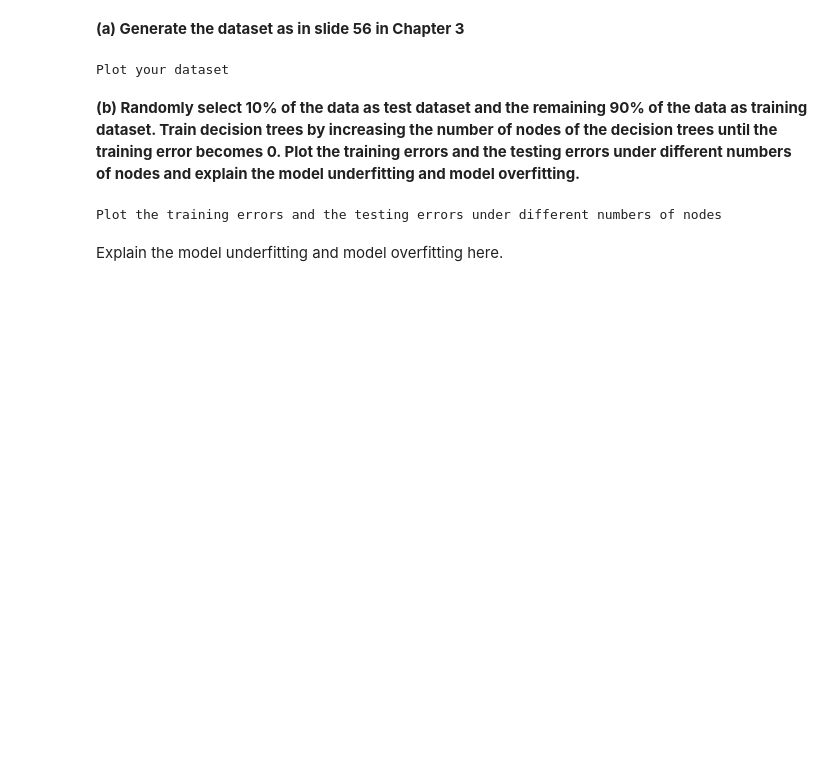
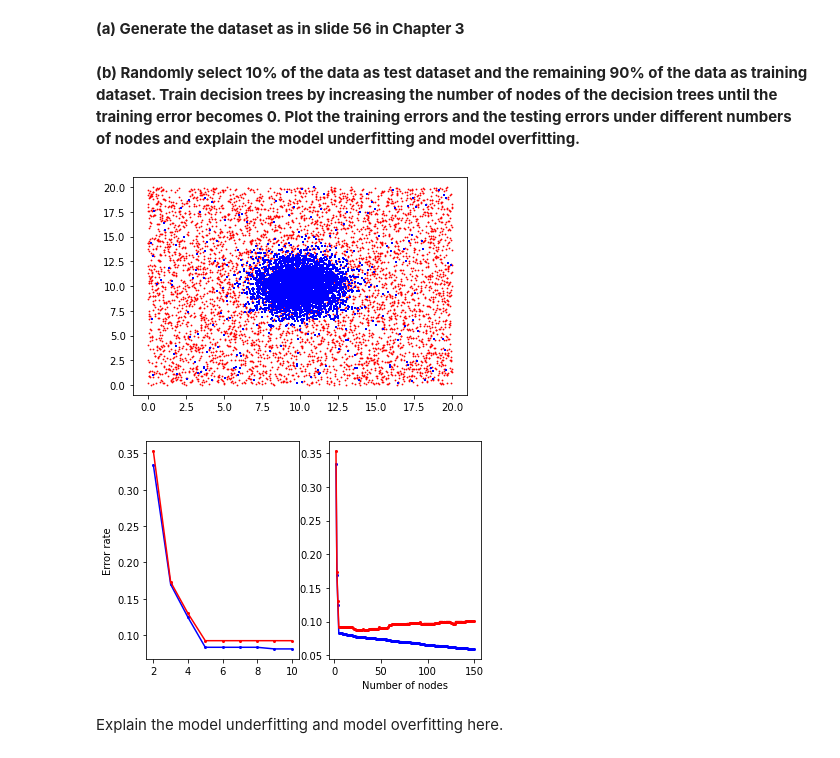
Before and after one commit to nalvarez508/cs458, a Jupyter notebook: Project 2/Project2.ipynb, the cells around one changed output. Saved outputs shown, nothing was run; the diff lists cells and outputs as text; code cells hidden in the pictures; blank space fills up the shorter version.

```diff
--- a/Project 2/Project2.ipynb
+++ b/Project 2/Project2.ipynb
@@ -78,18 +78,52 @@ Discuss how you optimize the parameters of your decision tree here.
 # **P2-2. Model Overfitting**
 # %% [markdown]
 **(a) Generate the dataset as in slide 56 in Chapter 3**
-# %%
-# Codes for P2-2(a)
-print('Plot your dataset')
-# %% [output]
-Plot your dataset
 # %% [markdown]
 **(b) Randomly select 10% of the data as test dataset and the remaining 90% of the data as training dataset. Train decision trees by increasing the number of nodes of the decision trees until the training error becomes 0. Plot the training errors and the testing errors under different numbers of nodes and explain the model underfitting and model overfitting.**
-# %%
-# Codes for P2-2(b)
-print('Plot the training errors and the testing errors under different numbers of nodes')
-# %% [output]
-Plot the training errors and the testing errors under different numbers of nodes
+# %%
+import numpy as np
+import matplotlib.pyplot as plt
+from sklearn import model_selection, tree, metrics
+
+# Generate dataset
+## 5000 instances (Gaussian)
+gaus_center = np.random.normal(loc=np.array([10,10]), scale=np.sqrt(2), size=(5000,2))
+### 200 instances (Uniform)
+gaus_noise = np.random.uniform(low=0, high=20, size=(200,2))
+c1 = np.concatenate((gaus_center, gaus_noise), axis=0)
+
+## 5200 instances (Uniform)
+c2 = np.random.uniform(low=0, high=20, size=(5200,2))
+
+plt.scatter(c2[:, 0], c2[:, 1], c='red', marker='.', s=2.5)
+plt.scatter(c1[:, 0], c1[:, 1], c='blue', marker='+', s=2.5)
+
+fig, axs = plt.subplots(1,2)
+
+c3 = np.concatenate((c1,c2), axis=0)
+c3_target = np.concatenate((np.zeros((c1.shape[0],1)), np.ones((c2.shape[0],1))), axis=0)
+X_train, X_test, y_train, y_test = model_selection.train_test_split(c3, c3_target, test_size=0.1, random_state=0, shuffle=True)
+
+TrainError = np.empty((0,2))
+TestError = np.empty((0,2))
+for nodes in range(2, 151):
+  clf = tree.DecisionTreeClassifier(max_leaf_nodes=nodes)
+  clf.fit(X_train, y_train)
+  y_pred_train = clf.predict(X_train)
+  y_pred_test = clf.predict(X_test)
+  TrainError = np.append(TrainError, np.array([(nodes, 1-metrics.accuracy_score(y_train, y_pred_train))]), axis=0)
+  TestError = np.append(TestError, np.array([(nodes, 1-metrics.accuracy_score(y_test, y_pred_test))]), axis=0)
+
+axs[0].plot(TrainError[:9, 0], TrainError[:9, 1], c='blue', marker='o', markersize=2)
+axs[0].plot(TestError[:9, 0], TestError[:9, 1], c='red', marker='o', markersize=2)
+axs[1].plot(TrainError[:, 0], TrainError[:, 1], c='blue', marker='o', markersize=2)
+axs[1].plot(TestError[:, 0], TestError[:, 1], c='red', marker='o', markersize=2)
+axs[1].set_xlabel("Number of nodes")
+axs[0].set_ylabel("Error rate")
+plt.show()
+# %% [output]
+[figure, added]
+[figure, added]
 # %% [markdown]
 Explain the model underfitting and model overfitting here.
 # %% [markdown]
```
Also changed, not shown: parts of 5 cells of this notebook.
